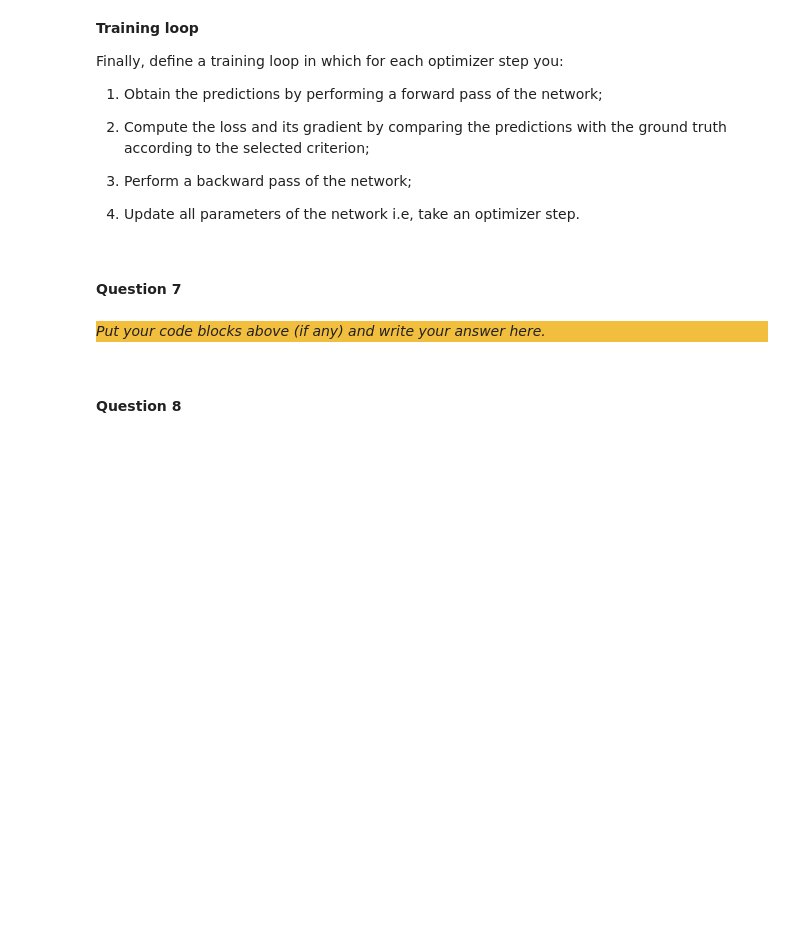
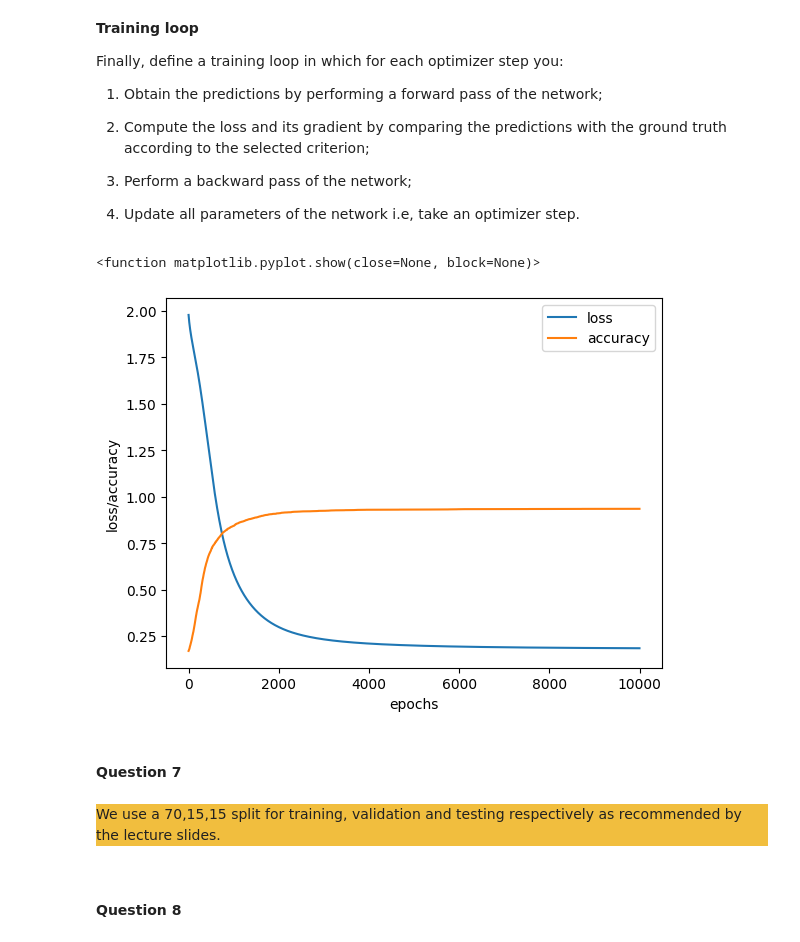
Before and after one commit to Eliminator1357/CI-ANN, a Jupyter notebook: src/Main.ipynb, the cells around one changed output. Saved outputs shown, nothing was run; the diff lists cells and outputs as text; code cells hidden in the pictures; blank space fills up the shorter version.

Commit message:
Finished the ANN training assignments

```diff
--- a/src/Main.ipynb
+++ b/src/Main.ipynb
@@ -191,7 +191,7 @@ class Linear:
             out_features: number of output features.
         """
 
-        self.weight = np.random.rand(out_features,in_features) / np.sqrt(float(in_features))
+        self.weight = np.random.randn(out_features,in_features) * np.sqrt(2 / float(in_features))
         self.bias = np.zeros((out_features,1))
 
         self.cache = None
@@ -357,43 +357,46 @@ def train(net, inputs, labels, criterion, lr):
         labels: labels.
         criterion: loss function.
         lr: learning rate.
 
     Returns:
         losses: a list containing the loss at every optimizer step.
         accuracies: a list containing the accuracy at every optimizer step.
     """
     losses = np.zeros(10000)
     accuracy = np.zeros(10000)
     for epoch in range(10000):
         predictions = net.forward(inputs)
         encodedlabels = np.zeros((7,len(labels)))
         encodedlabels[labels-1,np.arange(len(labels))] = 1
 
         loss, grad = criterion(encodedlabels,predictions)
         finalgrad = net.backward(grad)
-
+        pred =  np.argmax(predictions, axis=0) + 1
         losses[epoch] = loss
-        accuracy[epoch] =  np.mean(np.argmax(predictions, axis=0) + 1 == labels)
+        accuracy[epoch] =   np.sum(pred == labels) / pred.size
         net.optimizer_step(lr)
     return losses, accuracy
 
 
 network = Network([Linear(10, 20), Linear(20, 20), Linear(20, 7)])
 losses, accuracies = train(network, train_features.T, train_targets, Loss, 0.01)  # hi
 plt.plot(losses, label = "loss")
 plt.plot(accuracies, label="accuracy")
 plt.ylabel("loss/accuracy")
 plt.xlabel("epochs")
 plt.legend()
 plt.show
+# %% [output]
+<function matplotlib.pyplot.show(close=None, block=None)>
+[figure, added]
 # %% [markdown]
 #### Question 7
-# %% [markdown]
-<div style="background-color:#f1be3e">
-
-_Put your code blocks above (if any) and write your answer here._
-
-</div>
+# %% [markdown]
+<div style="background-color:#f1be3e">
+
+We use a 70,15,15 split for training, validation and testing respectively as recommended by the lecture slides.
+
+</div>
 # %% [markdown]
 #### Question 8
 # %%
```
Also changed, not shown: parts of 9 cells of this notebook.
